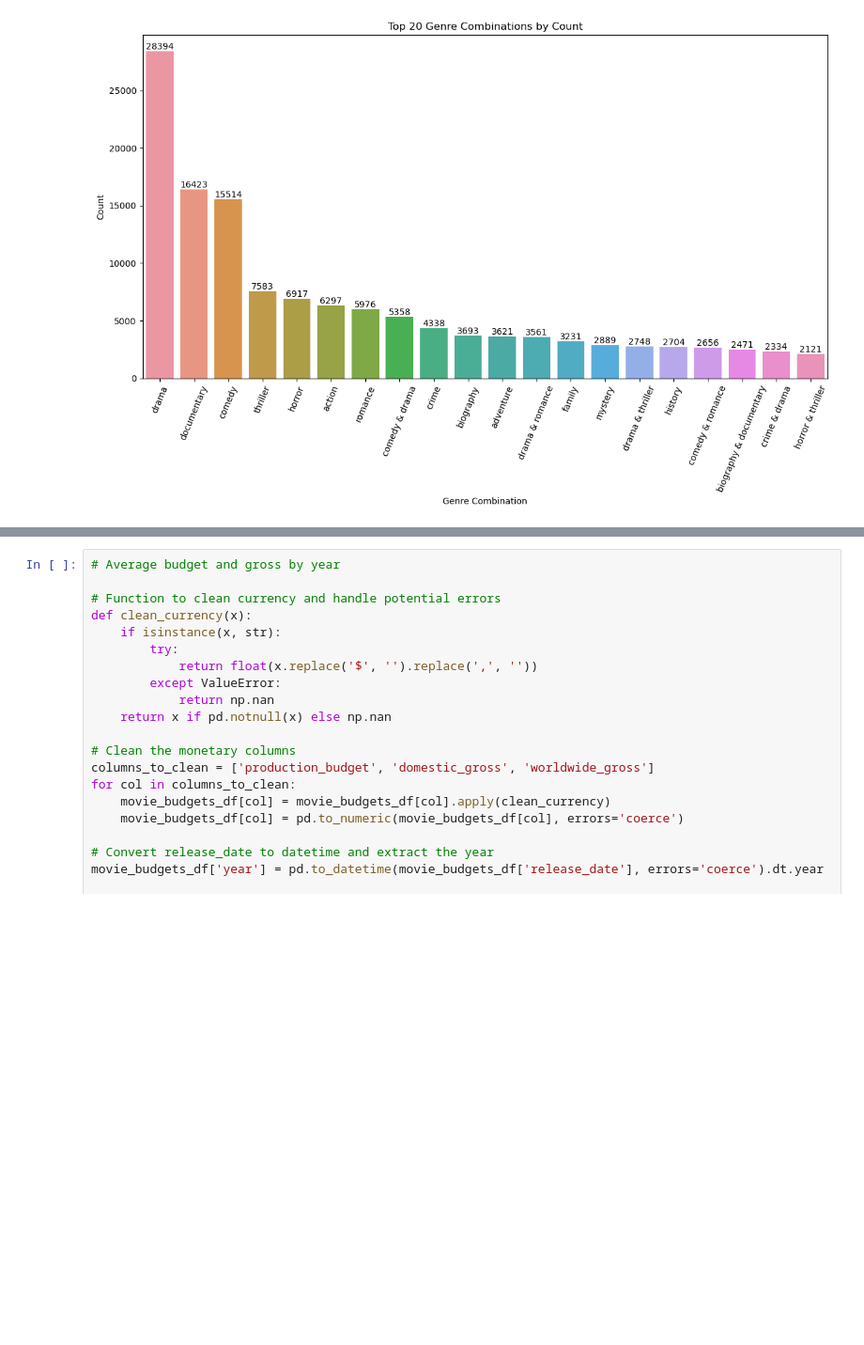
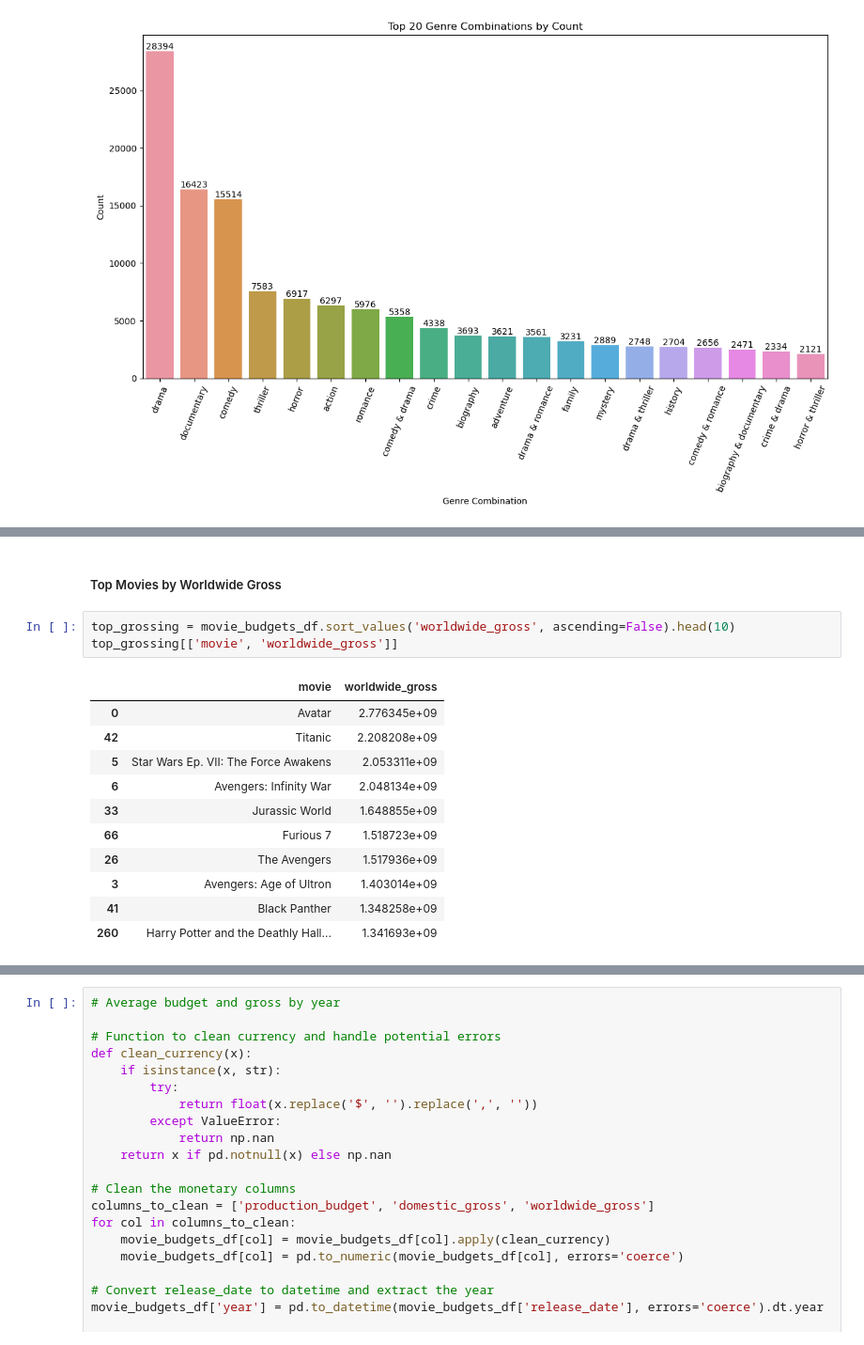
Before and after one commit to kev065/movie-studio-project, a Jupyter notebook: index.ipynb, the cells around one changed output, grey strips where cells are left out. Shown: that part at 94% size. Saved outputs shown, nothing was run; the diff lists cells and outputs as text; blank space fills up the shorter version.

```diff
--- a/index.ipynb
+++ b/index.ipynb
@@ -724,0 +767,17 @@ plt.show()
+# %% [markdown]
+##### Top Movies by Worldwide Gross
+# %%
+top_grossing = movie_budgets_df.sort_values('worldwide_gross', ascending=False).head(10)
+top_grossing[['movie', 'worldwide_gross']]
+# %% [output]
+|  | movie | worldwide_gross |
+| 0 | Avatar | 2.776345e+09 |
+| 42 | Titanic | 2.208208e+09 |
+| 5 | Star Wars Ep. VII: The Force Awakens | 2.053311e+09 |
+| 6 | Avengers: Infinity War | 2.048134e+09 |
+| 33 | Jurassic World | 1.648855e+09 |
+| 66 | Furious 7 | 1.518723e+09 |
+| 26 | The Avengers | 1.517936e+09 |
+| 3 | Avengers: Age of Ultron | 1.403014e+09 |
+| 41 | Black Panther | 1.348258e+09 |
+| 260 | Harry Potter and the Deathly Hall... | 1.341693e+09 |
```
Also changed, not shown: parts of 12 cells of this notebook.
